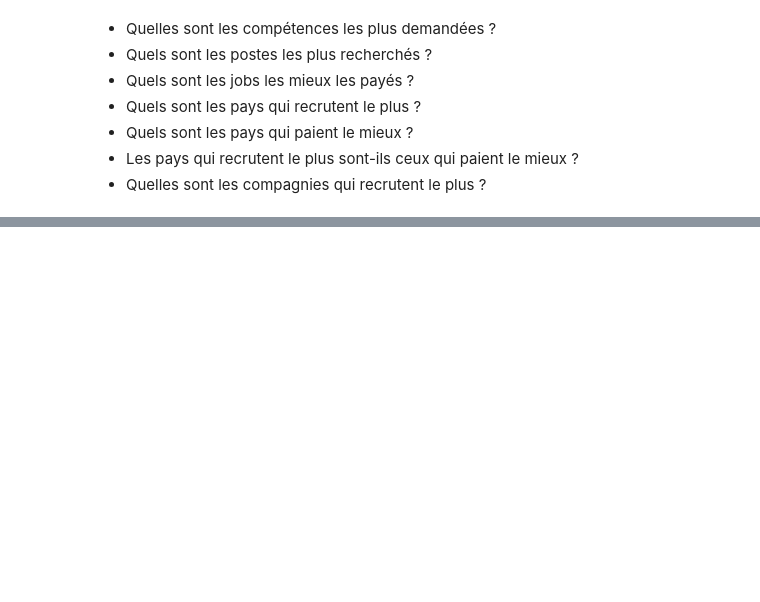
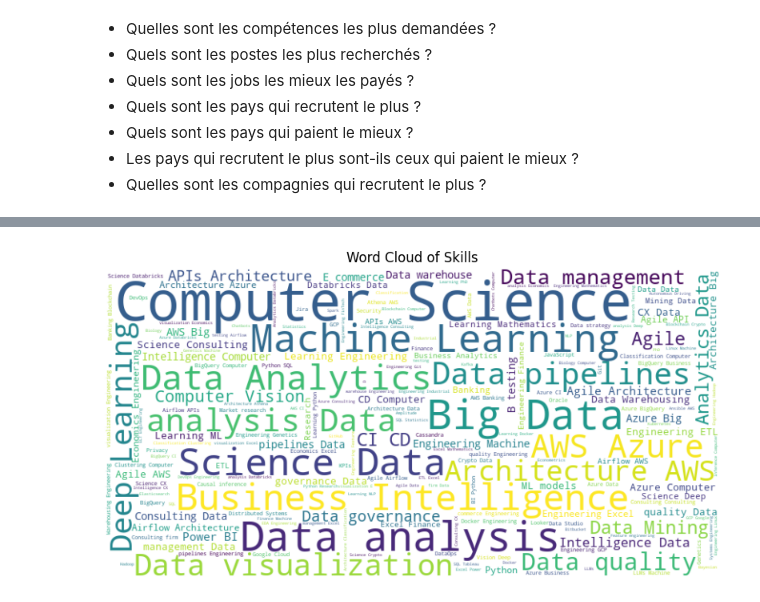
Before and after one commit to Hammilidi/Jobs, a Jupyter notebook: Jobs_Analysis.ipynb, the cells around one changed output, grey strips where cells are left out. Cells and saved outputs as stored; diff of their text form; code cells hidden in the pictures; blank space fills up the shorter version.

```diff
--- a/Jobs_Analysis.ipynb
+++ b/Jobs_Analysis.ipynb
@@ -810,0 +887,20 @@ TypeError: sort() got an unexpected keyword argument 'asc'
+# %%
+from wordcloud import WordCloud
+
+# Assuming the column name is "Requirment of the company" (with a space at the end)
+# You can remove the space in the column name before using this code
+
+# Combine all skills into a single string
+combined_skills = " ".join(data["Requirment of the company "])
+
+# Create a WordCloud object with custom settings (e.g., width, height, background color, etc.)
+wordcloud = WordCloud(width=800, height=400, background_color='white').generate(combined_skills)
+
+# Display the word cloud using matplotlib
+plt.figure(figsize=(10, 5))
+plt.imshow(wordcloud, interpolation='bilinear')
+plt.axis("off")
+plt.title("Word Cloud of Skills")
+plt.show()
+# %% [output]
+[figure, added]
```
Also changed, not shown: parts of 45 cells of this notebook.
